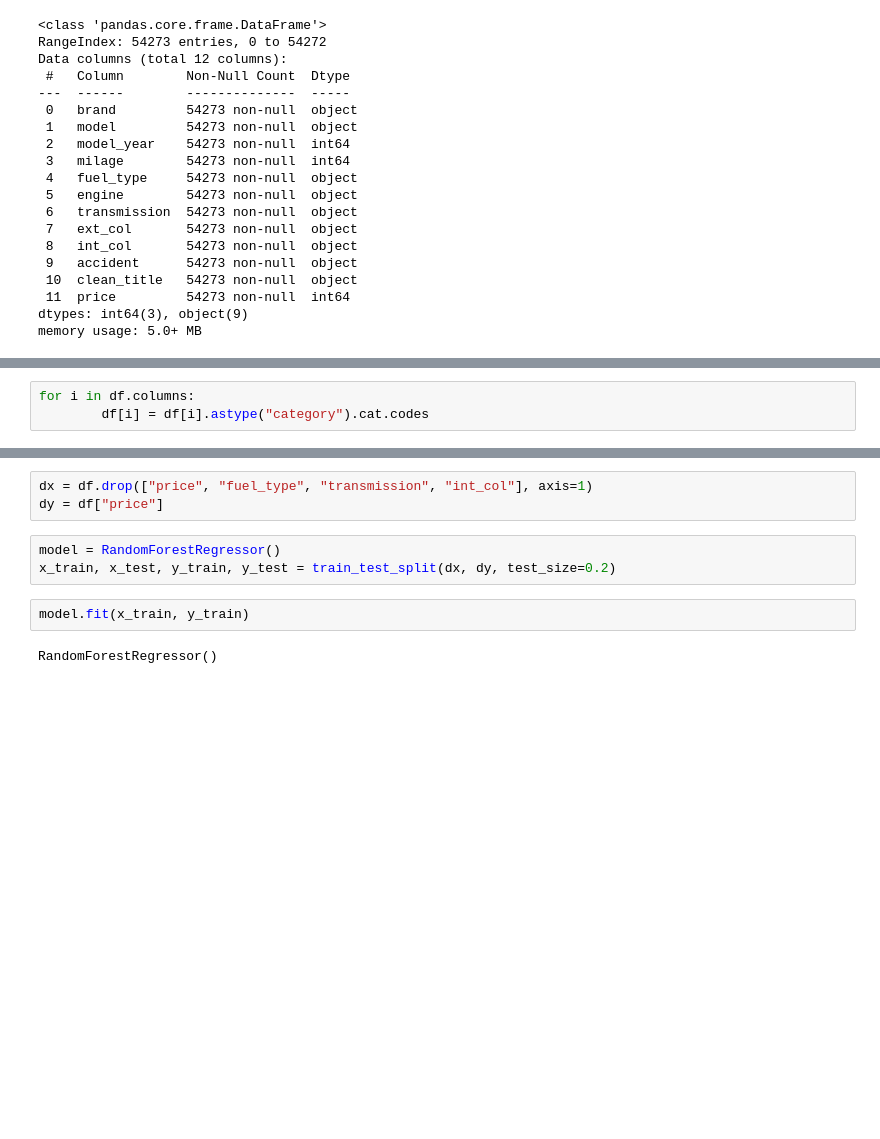
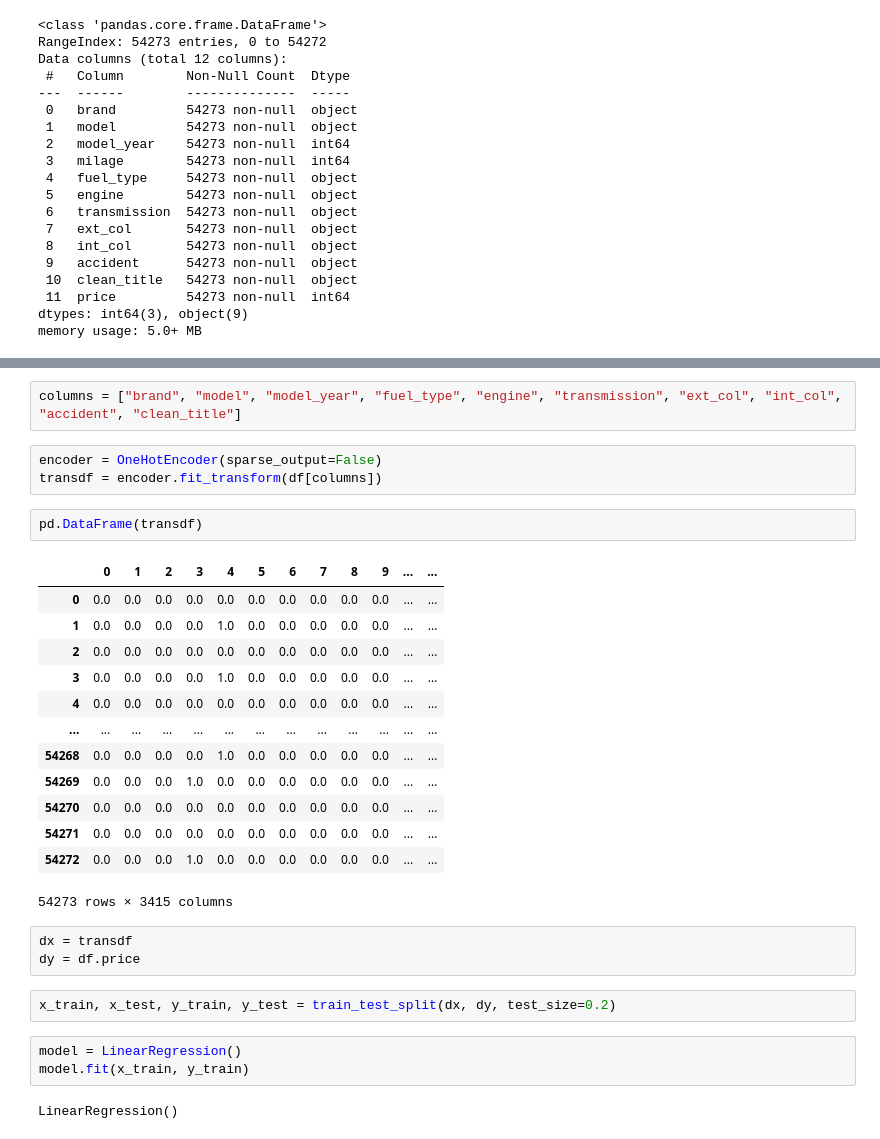
Before and after one commit to SketchyCarrot/KaglleX_Cohort_4, a Jupyter notebook: main.ipynb, the cells around one changed output, grey strips where cells are left out. Drawn from its saved outputs; the diff is of its cells as text; blank space fills up the shorter version.

```diff
--- a/main.ipynb
+++ b/main.ipynb
@@ -77,3 +61,0 @@ objects
-# %%
-for i in df.columns:
-        df[i] = df[i].astype("category").cat.codes
@@ -112,13 +62,34 @@ df.corr()
+# %%
+columns = ["brand", "model", "model_year", "fuel_type", "engine", "transmission", "ext_col", "int_col", "accident", "clean_title"]
+# %%
+encoder = OneHotEncoder(sparse_output=False)
+transdf = encoder.fit_transform(df[columns])
+# %%
+pd.DataFrame(transdf)
+# %% [output]
+|  | 0 | 1 | 2 | 3 | 4 | 5 | 6 | 7 | 8 | 9 | ... | ... |
+| 0 | 0.0 | 0.0 | 0.0 | 0.0 | 0.0 | 0.0 | 0.0 | 0.0 | 0.0 | 0.0 | ... | ... |
+| 1 | 0.0 | 0.0 | 0.0 | 0.0 | 1.0 | 0.0 | 0.0 | 0.0 | 0.0 | 0.0 | ... | ... |
+| 2 | 0.0 | 0.0 | 0.0 | 0.0 | 0.0 | 0.0 | 0.0 | 0.0 | 0.0 | 0.0 | ... | ... |
+| 3 | 0.0 | 0.0 | 0.0 | 0.0 | 1.0 | 0.0 | 0.0 | 0.0 | 0.0 | 0.0 | ... | ... |
+| 4 | 0.0 | 0.0 | 0.0 | 0.0 | 0.0 | 0.0 | 0.0 | 0.0 | 0.0 | 0.0 | ... | ... |
+| ... | ... | ... | ... | ... | ... | ... | ... | ... | ... | ... | ... | ... |
+| 54268 | 0.0 | 0.0 | 0.0 | 0.0 | 1.0 | 0.0 | 0.0 | 0.0 | 0.0 | 0.0 | ... | ... |
+| 54269 | 0.0 | 0.0 | 0.0 | 1.0 | 0.0 | 0.0 | 0.0 | 0.0 | 0.0 | 0.0 | ... | ... |
+| 54270 | 0.0 | 0.0 | 0.0 | 0.0 | 0.0 | 0.0 | 0.0 | 0.0 | 0.0 | 0.0 | ... | ... |
+| 54271 | 0.0 | 0.0 | 0.0 | 0.0 | 0.0 | 0.0 | 0.0 | 0.0 | 0.0 | 0.0 | ... | ... |
+| 54272 | 0.0 | 0.0 | 0.0 | 1.0 | 0.0 | 0.0 | 0.0 | 0.0 | 0.0 | 0.0 | ... | ... |
+54273 rows × 3415 columns
 # %%
-dx = df.drop(["price", "fuel_type", "transmission", "int_col"], axis=1)
-dy = df["price"]
+dx = transdf
+dy = df.price
 # %%
-model = RandomForestRegressor()
 x_train, x_test, y_train, y_test = train_test_split(dx, dy, test_size=0.2)
 # %%
+model = LinearRegression()
 model.fit(x_train, y_train)
 # %% [output]
-RandomForestRegressor()
+LinearRegression()
 # %%
 model.score(x_test, y_test)
 # %% [output]
```
Also changed, not shown: parts of 12 cells of this notebook, 3 other files.
